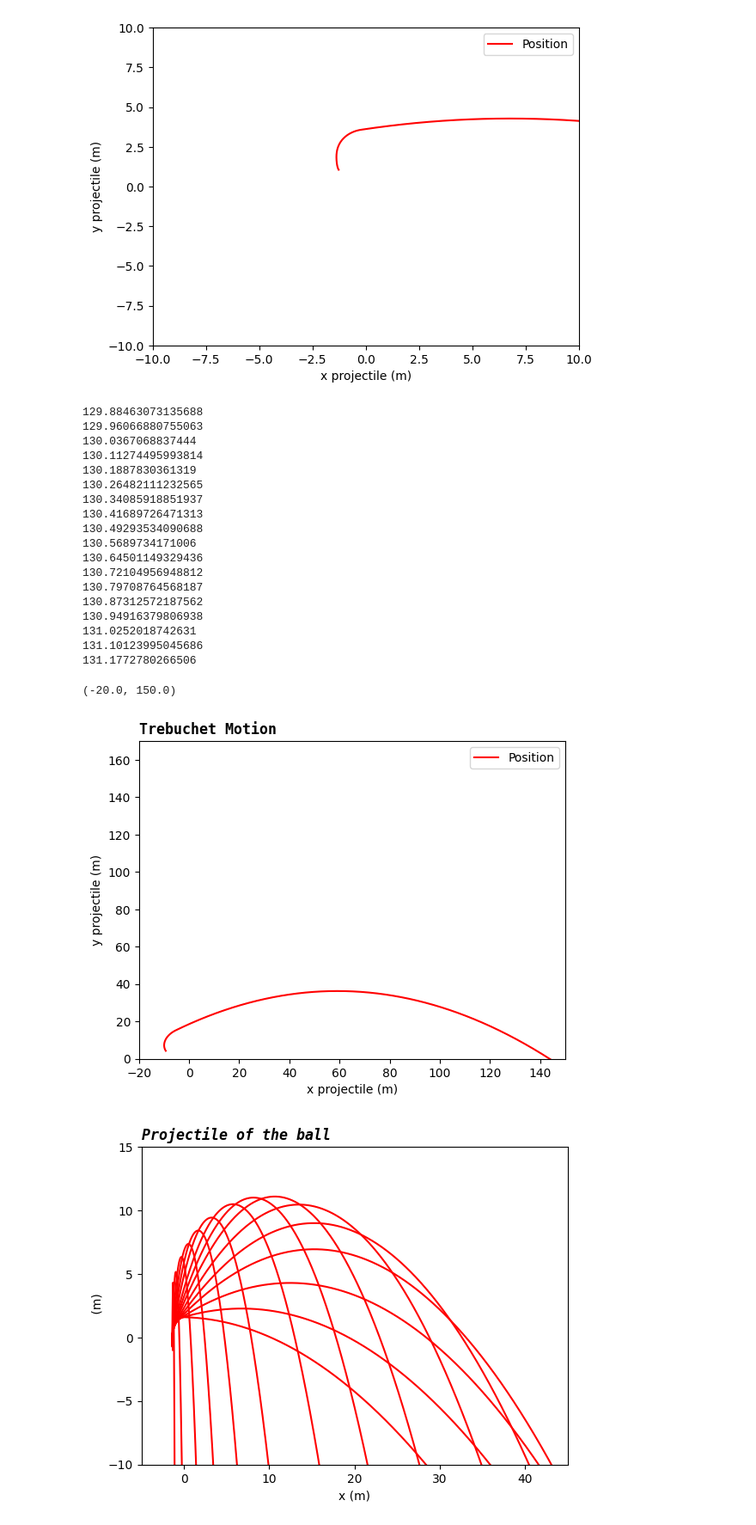
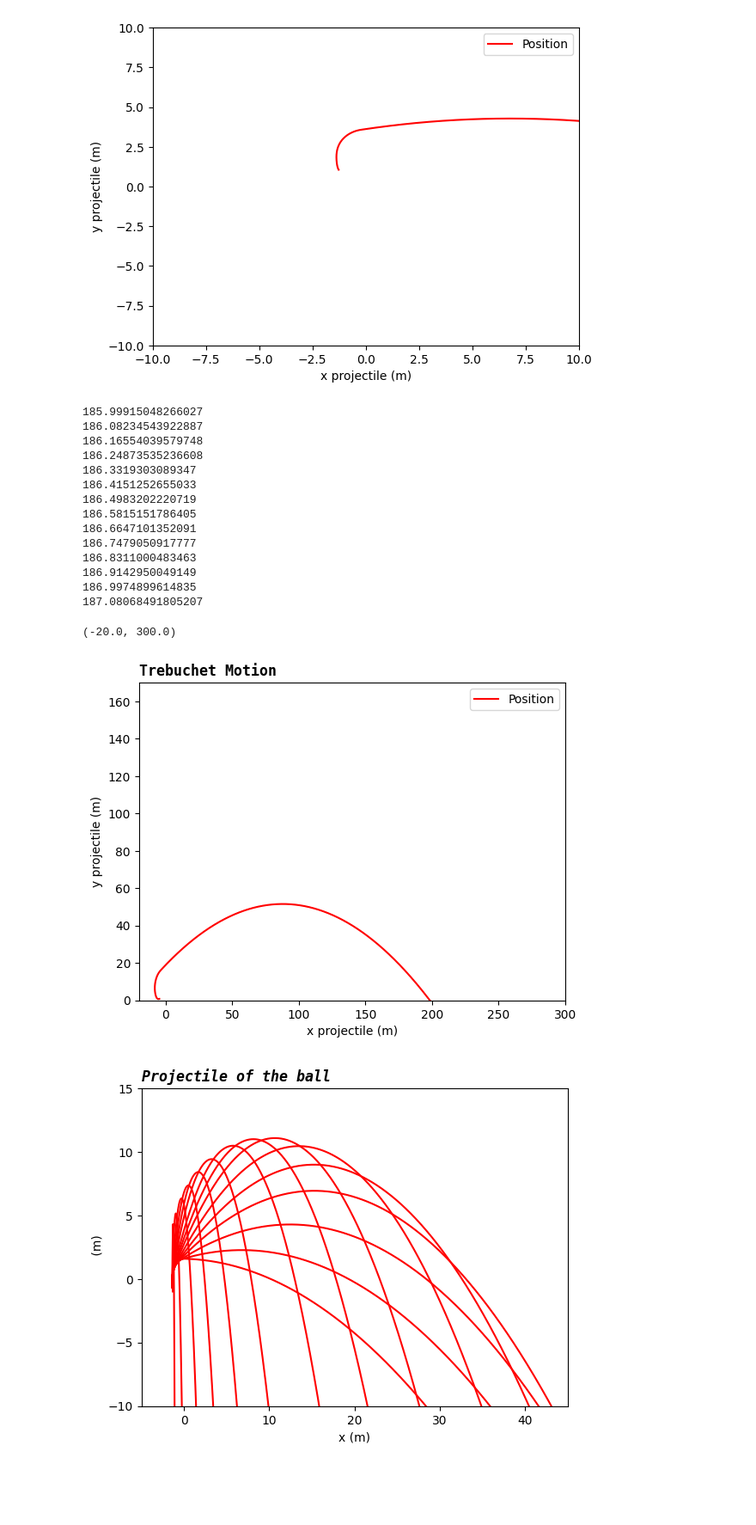
Before and after one commit to tthuwng/trebuchet, a Jupyter notebook: trebuchet.ipynb, the cells around one changed output. Shown at 86% size. Drawn from its saved outputs; the diff is of its cells as text; code cells hidden in the pictures; blank space fills up the shorter version.

```diff
--- a/trebuchet.ipynb
+++ b/trebuchet.ipynb
@@ -181,8 +181,8 @@ L1 = 10 * 1 / 10  # m    (Length of the counterweight arm)
 L2 = 10 * 9 / 10  # m    (Length of the throwing arm)
 L3 = 10 * 2 / 10  # m    (Length of the rope/sling)
 h = 10  # m
-phiInit = np.pi * 3 / 4  # -rad      (inital sling angle)
-thetaInit = 0.5  # rad          (inital arm angle)
+phiInit = np.pi * 9 / 10  # rad      (inital sling angle)
+thetaInit = np.pi * 8 / 20  # rad          (inital arm angle)
 launchTheta = np.pi * 3 / 10  # rad    (Launch angle)
 
 # Initial Angular Velocity
@@ -299,54 +299,50 @@ plt.plot(t,theta,"-r", label="angle")
 plt.legend(loc="upper right")
 plt.xlabel('Time (s)')
 plt.ylabel('Angle (rad)')
 plt.ylim(-20, 20)
 plt.xlim(0,10)
 
 plt.figure()
 plt.plot(xM,yM, color = "red", label="Position")
 
 plt.legend(loc="upper right")
 plt.xlabel('x projectile (m)')
 plt.ylabel('y projectile (m)')
 plt.ylim(-10, 10)
 plt.xlim(-10, 10)
 """
 plt.figure()
 plt.plot(xm, ym, color="red", label="Position")
 plt.title(
     "Trebuchet Motion",
     fontsize="large",
     loc="left",
     fontweight="bold",
     style="normal",
     family="monospace",
 )
 plt.legend(loc="upper right")
 plt.xlabel("x projectile (m)")
 plt.ylabel("y projectile (m)")
 plt.ylim(-0, 170)
-plt.xlim(-20, 150)
+plt.xlim(-20, 300)
 # %% [output]
-129.88463073135688
-129.96066880755063
-130.0367068837444
-130.11274495993814
-130.1887830361319
-130.26482111232565
-130.34085918851937
-130.41689726471313
-130.49293534090688
-130.5689734171006
-130.64501149329436
-130.72104956948812
-130.79708764568187
-130.87312572187562
-130.94916379806938
-131.0252018742631
-131.10123995045686
-131.1772780266506
+185.99915048266027
+186.08234543922887
+186.16554039579748
+186.24873535236608
+186.3319303089347
+186.4151252655033
+186.4983202220719
+186.5815151786405
+186.6647101352091
+186.7479050917777
+186.8311000483463
+186.9142950049149
+186.9974899614835
+187.08068491805207
-(-20.0, 150.0)
+(-20.0, 300.0)
-[figure, old version]
+[figure, new version]
 # %%
 # ANDY's code
 
```
Also changed, not shown: parts of 3 cells of this notebook, 1 other file.
